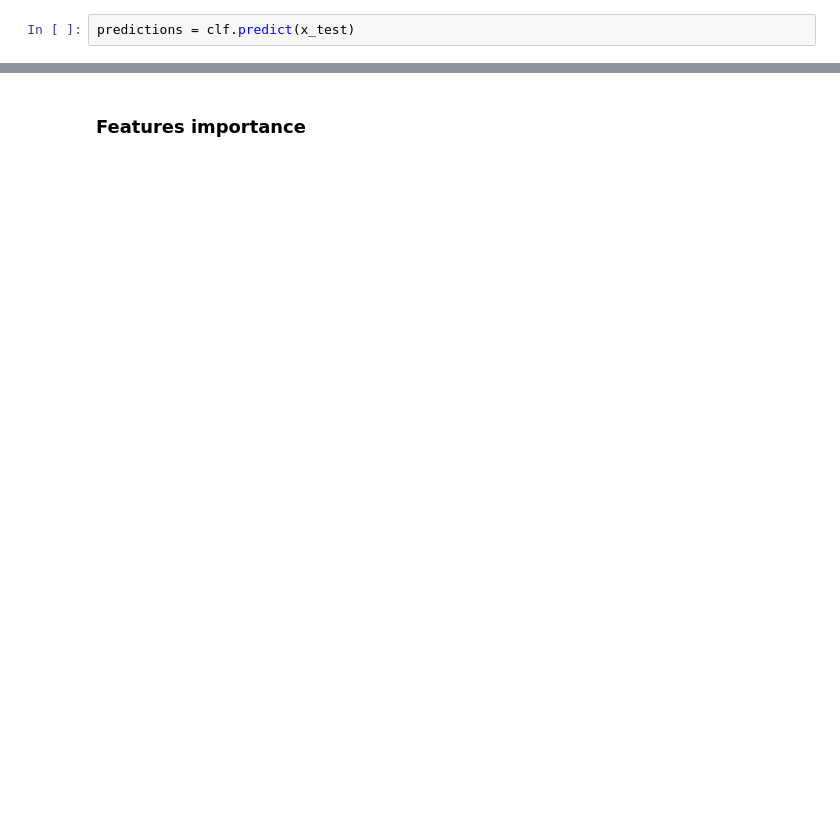
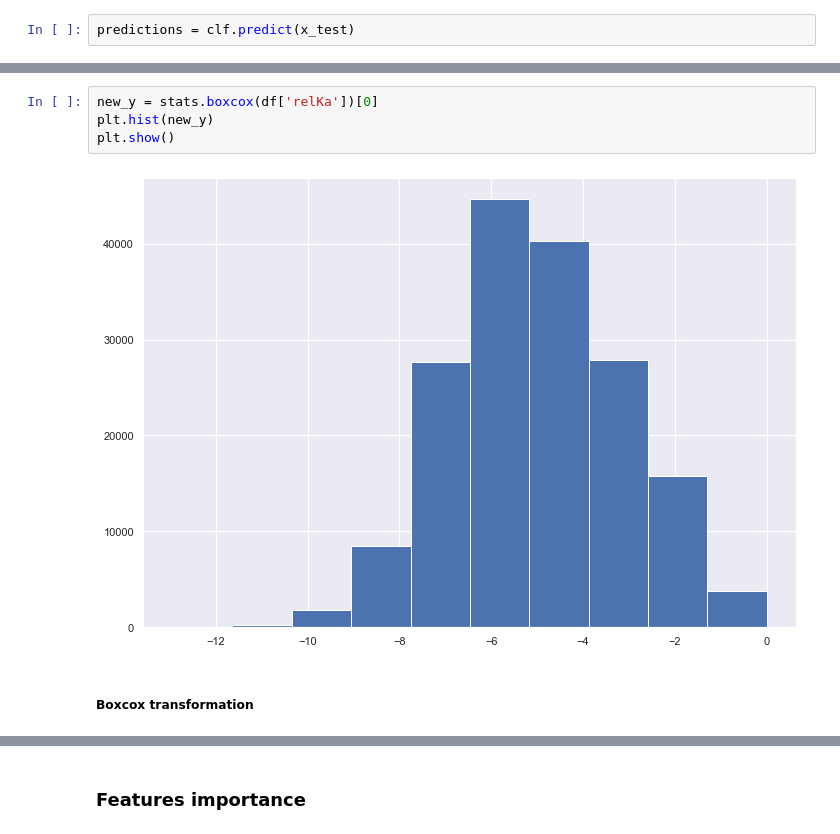
Before and after one commit to lucarossi9/DNA_binding_site_prediction, a Jupyter notebook: project2.ipynb, the cells around one changed output, grey strips where cells are left out. Cells and saved outputs as stored; diff of their text form; blank space fills up the shorter version.

```diff
--- a/project2.ipynb
+++ b/project2.ipynb
@@ -246,0 +314,8 @@ the MSE for tuned model XGB Regressor is 0.0005287934425923489
+# %%
+new_y = stats.boxcox(df['relKa'])[0]
+plt.hist(new_y)
+plt.show()
+# %% [output]
+[figure, added]
+# %% [markdown]
+##### Boxcox transformation
```
Also changed, not shown: parts of 102 cells of this notebook.
